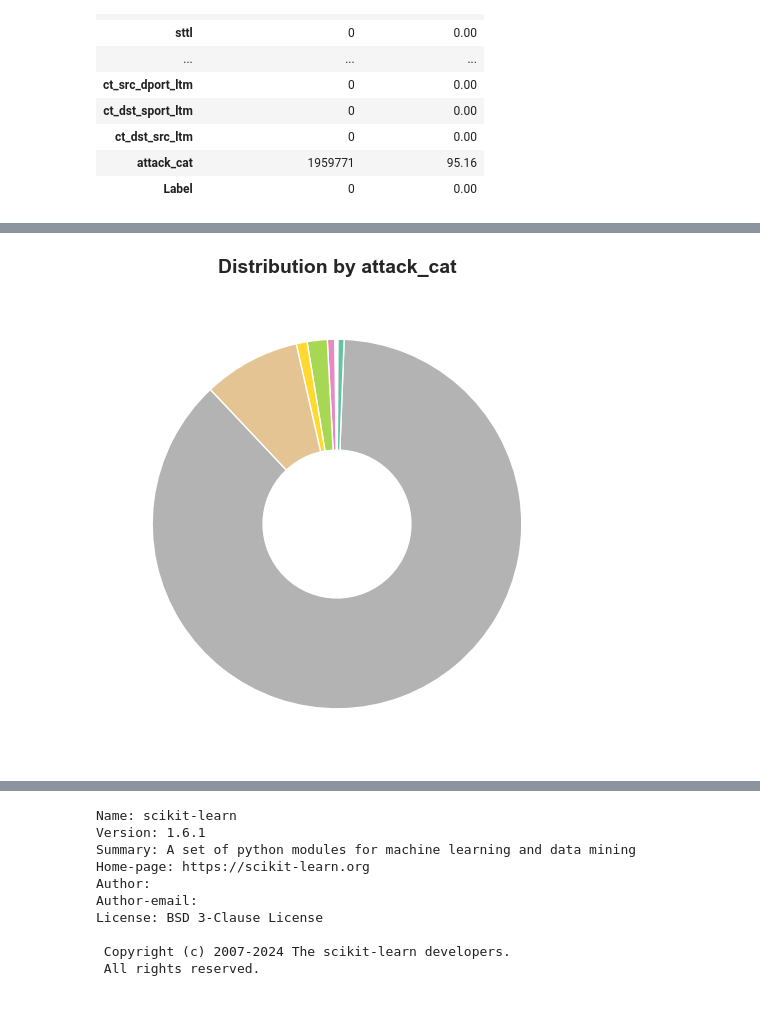
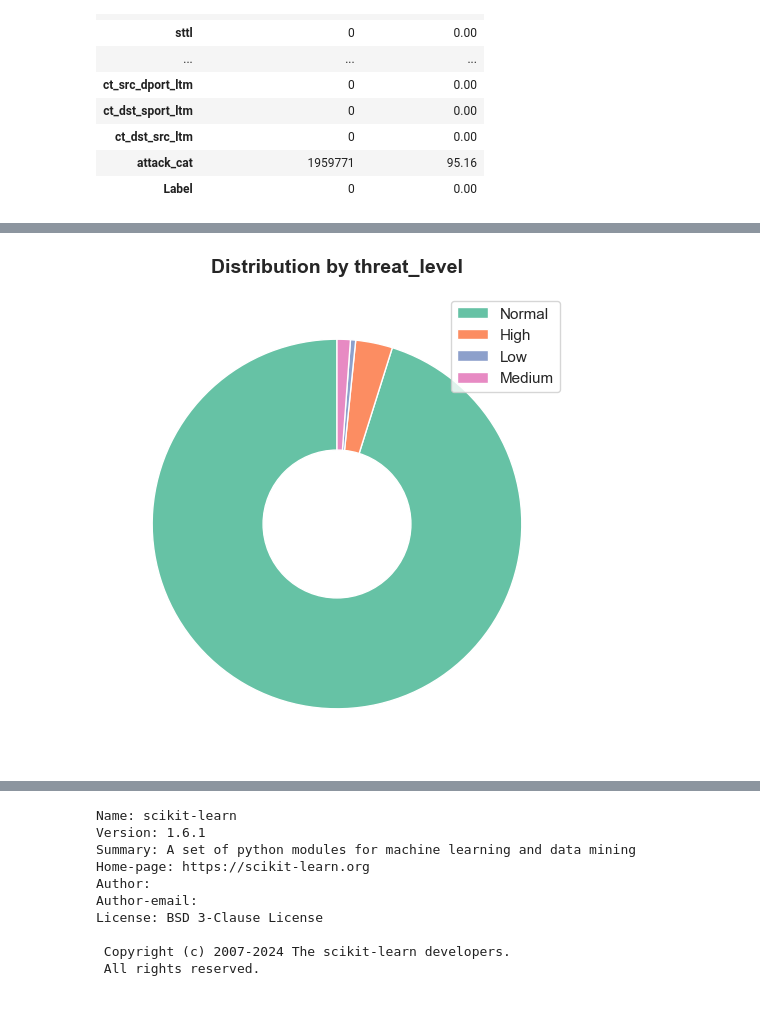
Before and after one commit to pasanchamikara/honeyiq-deephive, a Jupyter notebook: honeyiq_unsw-nb15_EDA.ipynb, the cells around one changed output, grey strips where cells are left out. Drawn from its saved outputs; the diff is of its cells as text; code cells hidden in the pictures.

Commit message:
fixed-issues-with-unsw-labeling

```diff
--- a/honeyiq_unsw-nb15_EDA.ipynb
+++ b/honeyiq_unsw-nb15_EDA.ipynb
@@ -416,7 +514,7 @@ plt.show()
 numerical_columns = train_df.select_dtypes(include=['float64', 'int64']).columns.tolist()
 
 # Columns to exclude
-exclude_columns = ['sport', 'swim', 'dwim', 'stcpb', 'dtcpb', 'Stime', 'Ltime']
+exclude_columns = ['sport', 'swim', 'dwim', 'stcpb', 'dtcpb', 'Stime', 'Ltime', 'Label', 'threat_level']
 
 # Filter out the columns to exclude
 numerical_columns = [col for col in numerical_columns if col not in exclude_columns]
@@ -497,22 +618,25 @@ transform(train_df)
 import matplotlib.pyplot as plt
 import seaborn as sns
 
-def pie_bar_plot(df, col):
+def pie_bar_plot(df, col, labels=None):
     plt.figure(figsize=(10, 6))
 
     # Extract value counts for the specified column
     value_counts = df[col].value_counts().sort_index()
-
+    if not labels:
+        labels = df[col].value_counts().sort_index().index.tolist()
     ax1 = value_counts
     plt.title(f"Distribution by {col}", fontweight="black", size=14, pad=15)
     colors = sns.color_palette('Set2', len(ax1))
+
     plt.pie(ax1.values, labels=None, autopct="", startangle=90, colors=colors)
     center_circle = plt.Circle((0, 0), 0.4, fc='white')
     fig = plt.gcf()
     fig.gca().add_artist(center_circle)
+    plt.legend(labels=labels)
     plt.show()
 # %%
-pie_bar_plot(train_df, 'attack_cat')
+pie_bar_plot(train_df, 'threat_level', ["Normal", "High", "Low", "Medium"])
 # %% [output]
-[figure, old version]
+[figure, new version]
 # %%
```
Also changed, not shown: parts of 42 cells of this notebook, 2 other files.
